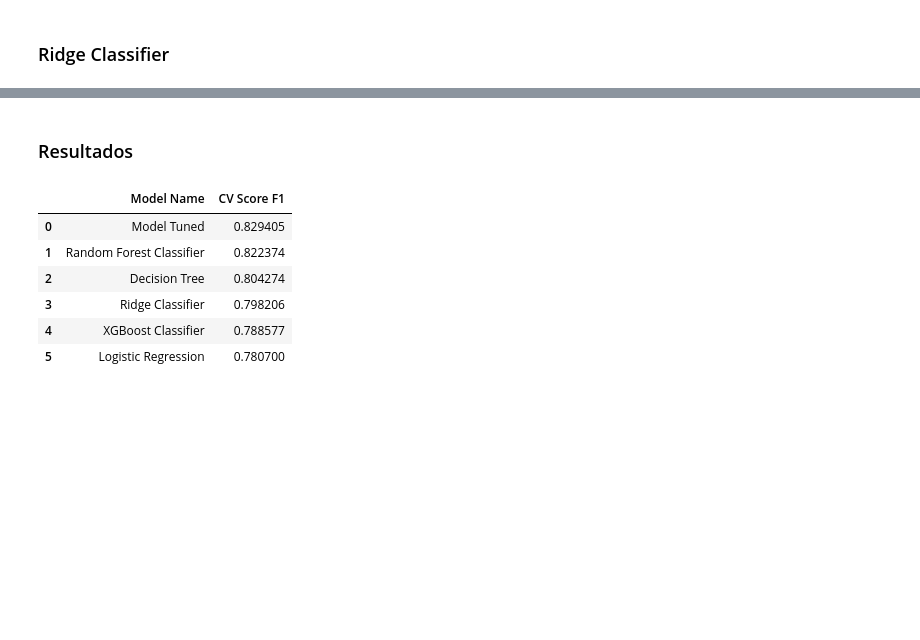
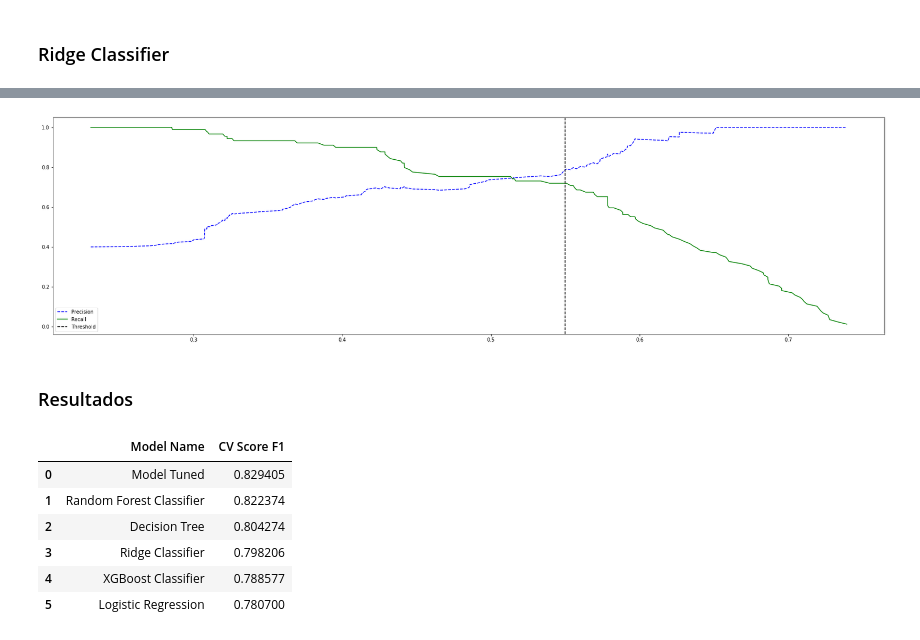
Before and after one commit to rsantosluan/Titanic-MLDisaster, a Jupyter notebook: notebooks/eda.ipynb, the cells around one changed output, grey strips where cells are left out. Saved outputs shown, nothing was run; the diff lists cells and outputs as text; code cells hidden in the pictures; blank space fills up the shorter version.

```diff
--- a/notebooks/eda.ipynb
+++ b/notebooks/eda.ipynb
@@ -525,3 +569,13 @@ best_params
+# %%
+plt.figure( figsize = (30,8) );
+
+plt.plot( thresholds, precisions[:-1], 'b--', label = 'Precision'  )
+plt.plot( thresholds, recalls[:-1], 'g-', label = 'Recall'  );
+plt.axvline( 0.55, color = 'black', ls = '--', label = 'Threshold' );
+
+plt.legend();
+# %% [output]
+[figure, added]
 # %% [markdown]
 ### Resultados
 # %%
```
Also changed, not shown: parts of 17 cells of this notebook, 2 other files.
